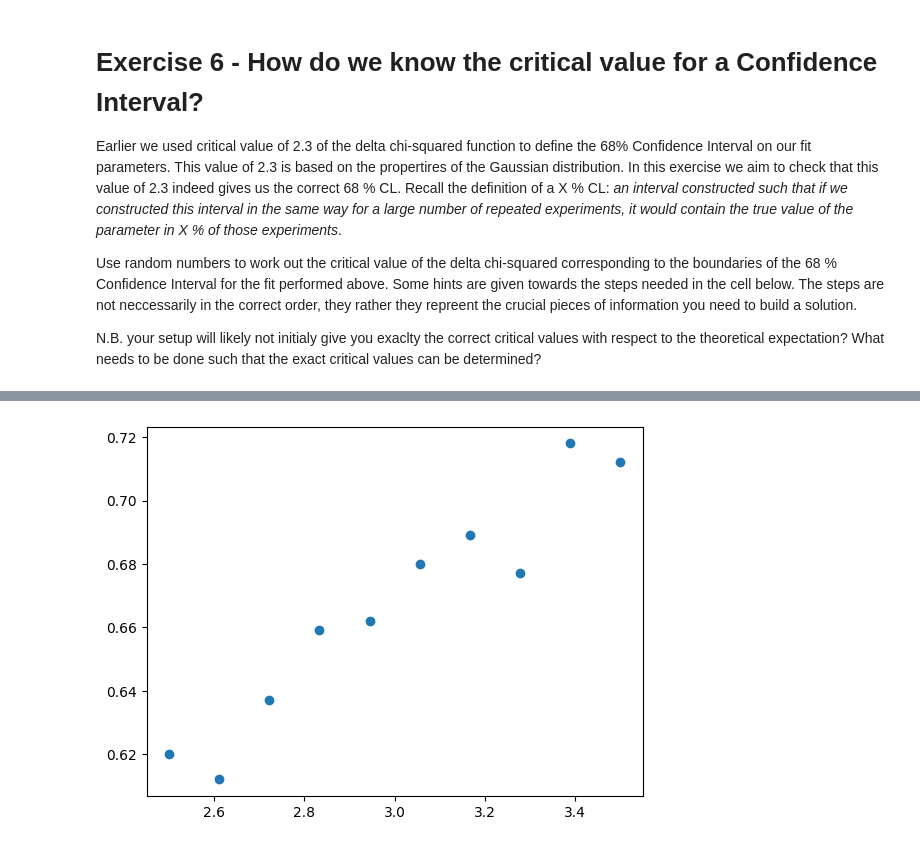
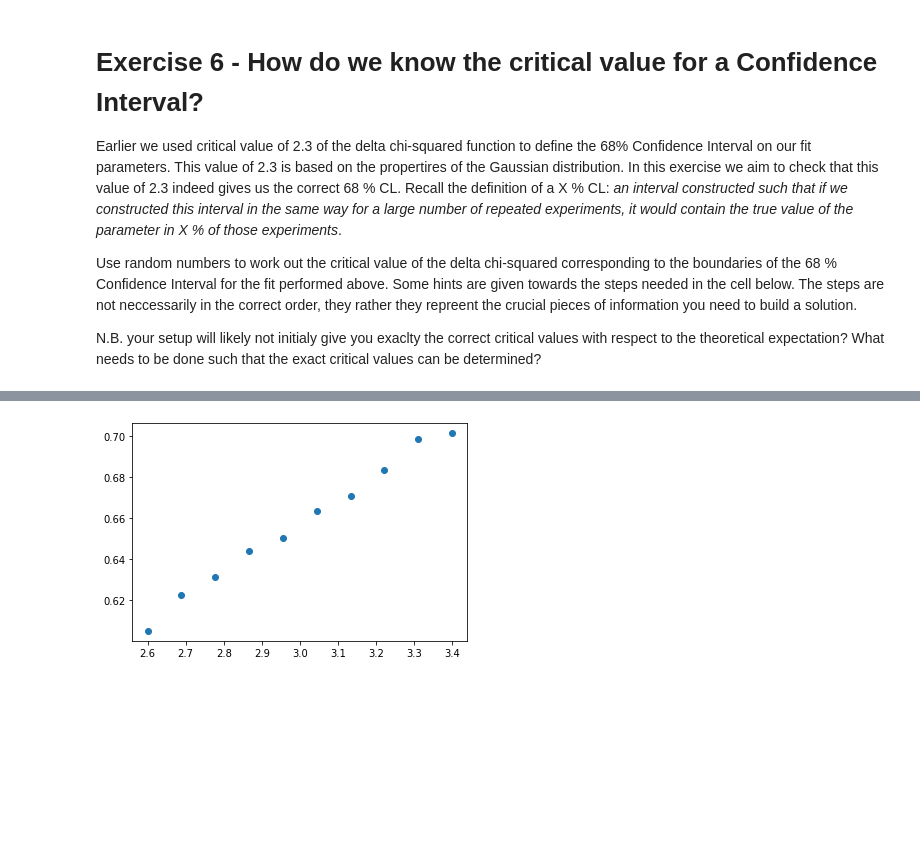
Before and after one commit to comrademarvin/UCTDataScienceInParticlePhysics, a Jupyter notebook: DS_Tutorial_How_much_Higgs.ipynb, the cells around one changed output, grey strips where cells are left out. Saved outputs shown, nothing was run; the diff lists cells and outputs as text; code cells hidden in the pictures; blank space fills up the shorter version.

Commit message:
Finish algorithm with trials

```diff
--- a/DS_Tutorial_How_much_Higgs.ipynb
+++ b/DS_Tutorial_How_much_Higgs.ipynb
@@ -576,5 +525,9 @@ print(CI_arr)
-# %%
-plt.scatter(d_arr, CI_arr)
-plt.show()
-# %% [output]
-[figure, removed]
+# %%
+# determine average + uncertainty for trials
+d_average = CI_arr.sum(axis=0)/N_trials
+
+
+plt.scatter(d_arr, d_average)
+plt.show()
+# %% [output]
+[figure, added]
```
Also changed, not shown: parts of 11 cells of this notebook.
